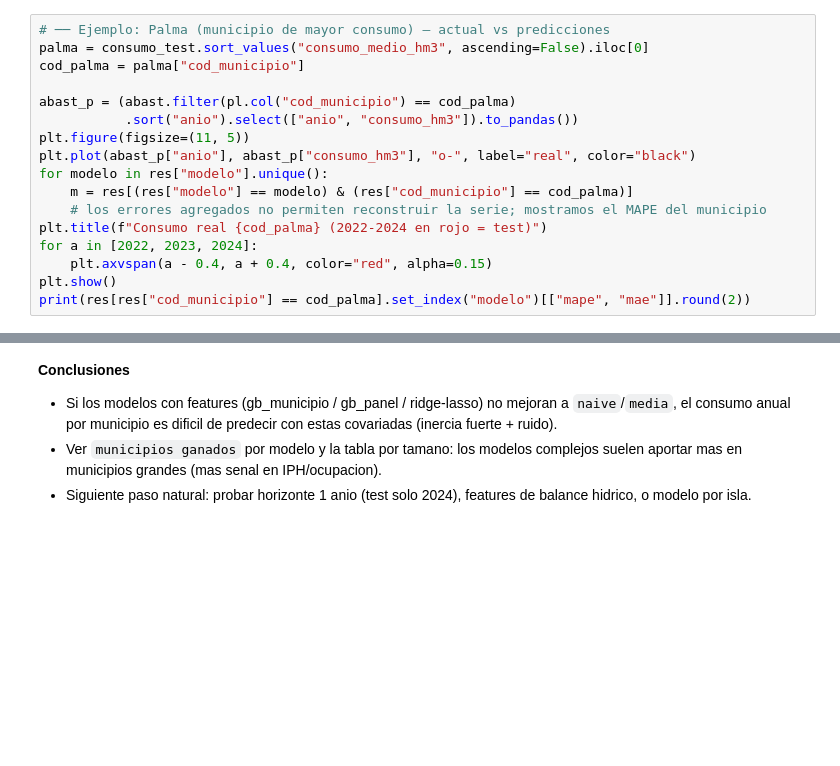
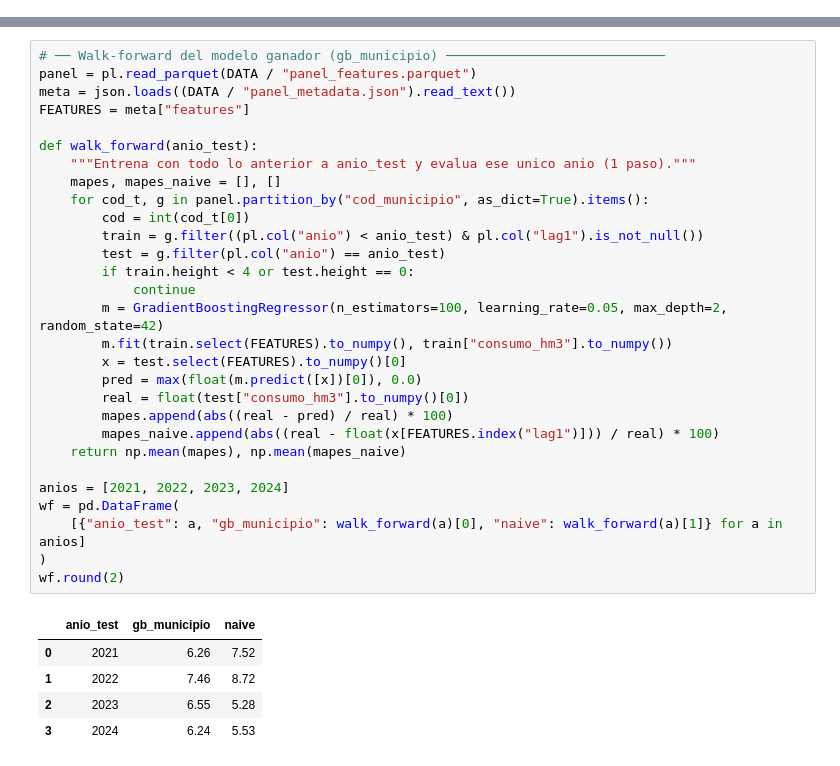
Before and after one commit to Luisbp27/pladi, a Jupyter notebook: notebooks/20_comparativa.ipynb, the cells around one changed output, grey strips where cells are left out. Drawn from its saved outputs; the diff is of its cells as text; blank space fills up the shorter version.

```diff
--- a/notebooks/20_comparativa.ipynb
+++ b/notebooks/20_comparativa.ipynb
@@ -89,17 +96,0 @@ piv[["pequeno", "mediano", "grande"]]
-# %%
-# ── Ejemplo: Palma (municipio de mayor consumo) — actual vs predicciones
-palma = consumo_test.sort_values("consumo_medio_hm3", ascending=False).iloc[0]
-cod_palma = palma["cod_municipio"]
-
-abast_p = (abast.filter(pl.col("cod_municipio") == cod_palma)
-           .sort("anio").select(["anio", "consumo_hm3"]).to_pandas())
-plt.figure(figsize=(11, 5))
-plt.plot(abast_p["anio"], abast_p["consumo_hm3"], "o-", label="real", color="black")
-for modelo in res["modelo"].unique():
-    m = res[(res["modelo"] == modelo) & (res["cod_municipio"] == cod_palma)]
-    # los errores agregados no permiten reconstruir la serie; mostramos el MAPE del municipio
-plt.title(f"Consumo real {cod_palma} (2022-2024 en rojo = test)")
-for a in [2022, 2023, 2024]:
-    plt.axvspan(a - 0.4, a + 0.4, color="red", alpha=0.15)
-plt.show()
-print(res[res["cod_municipio"] == cod_palma].set_index("modelo")[["mape", "mae"]].round(2))
@@ -119,6 +97,35 @@ lasso          8.44  2.51
-# %% [markdown]
-**Conclusiones**
-
-- Si los modelos con features (gb_municipio / gb_panel / ridge-lasso) no mejoran a `naive`/`media`, el consumo anual por municipio es dificil de predecir con estas covariadas (inercia fuerte + ruido).
-- Ver `municipios ganados` por modelo y la tabla por tamano: los modelos complejos suelen aportar mas en municipios grandes (mas senal en IPH/ocupacion).
-- Siguiente paso natural: probar horizonte 1 anio (test solo 2024), features de balance hidrico, o modelo por isla.
+# %%
+# ── Walk-forward del modelo ganador (gb_municipio) ────────────────────────────
+panel = pl.read_parquet(DATA / "panel_features.parquet")
+meta = json.loads((DATA / "panel_metadata.json").read_text())
+FEATURES = meta["features"]
+
+def walk_forward(anio_test):
+    """Entrena con todo lo anterior a anio_test y evalua ese unico anio (1 paso)."""
+    mapes, mapes_naive = [], []
+    for cod_t, g in panel.partition_by("cod_municipio", as_dict=True).items():
+        cod = int(cod_t[0])
+        train = g.filter((pl.col("anio") < anio_test) & pl.col("lag1").is_not_null())
+        test = g.filter(pl.col("anio") == anio_test)
+        if train.height < 4 or test.height == 0:
+            continue
+        m = GradientBoostingRegressor(n_estimators=100, learning_rate=0.05, max_depth=2, random_state=42)
+        m.fit(train.select(FEATURES).to_numpy(), train["consumo_hm3"].to_numpy())
+        x = test.select(FEATURES).to_numpy()[0]
+        pred = max(float(m.predict([x])[0]), 0.0)
+        real = float(test["consumo_hm3"].to_numpy()[0])
+        mapes.append(abs((real - pred) / real) * 100)
+        mapes_naive.append(abs((real - float(x[FEATURES.index("lag1")])) / real) * 100)
+    return np.mean(mapes), np.mean(mapes_naive)
+
+anios = [2021, 2022, 2023, 2024]
+wf = pd.DataFrame(
+    [{"anio_test": a, "gb_municipio": walk_forward(a)[0], "naive": walk_forward(a)[1]} for a in anios]
+)
+wf.round(2)
+# %% [output]
+|  | anio_test | gb_municipio | naive |
+| 0 | 2021 | 6.26 | 7.52 |
+| 1 | 2022 | 7.46 | 8.72 |
+| 2 | 2023 | 6.55 | 5.28 |
+| 3 | 2024 | 6.24 | 5.53 |
```
Also changed, not shown: parts of 9 cells of this notebook, 15 other files.
